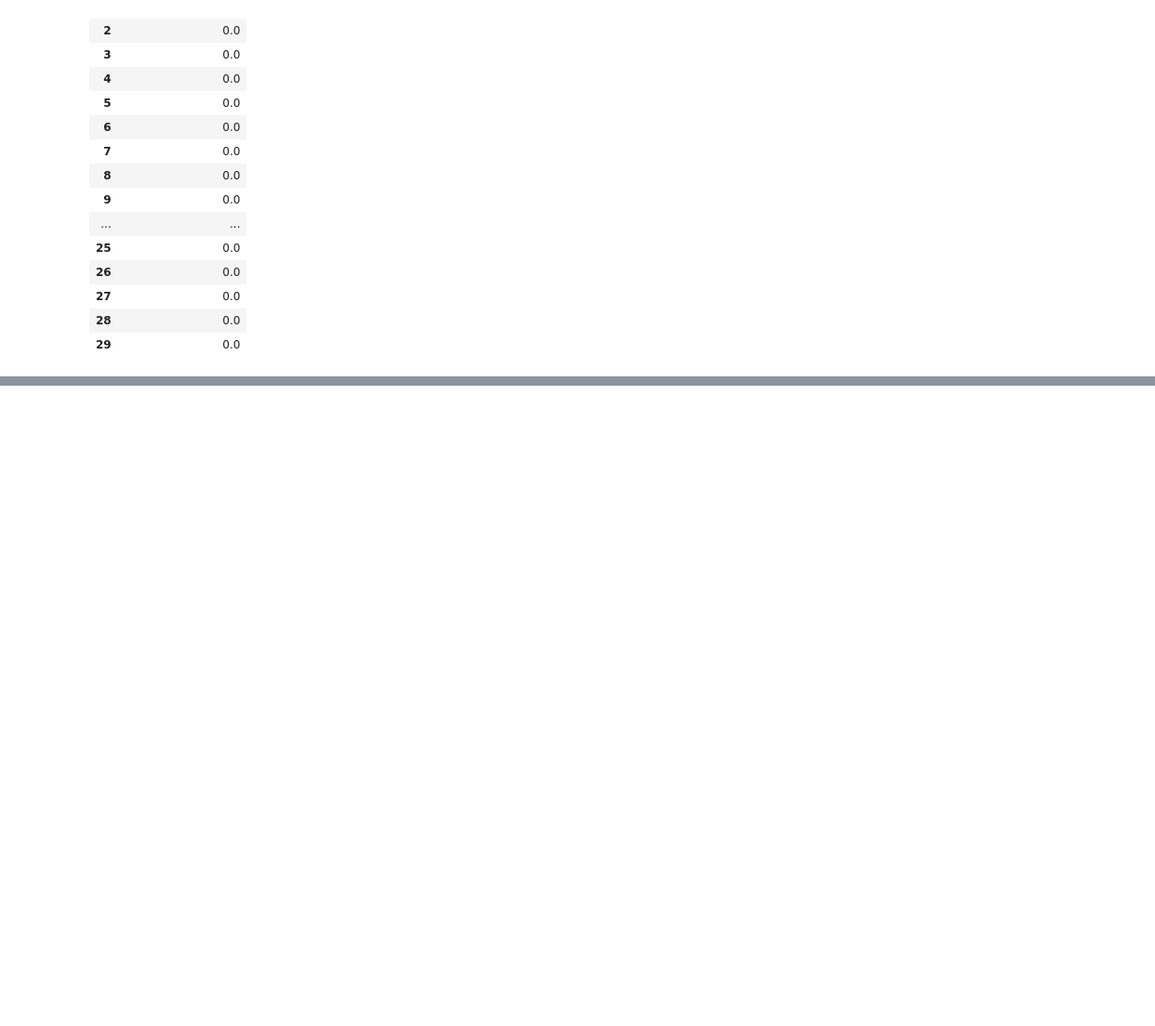
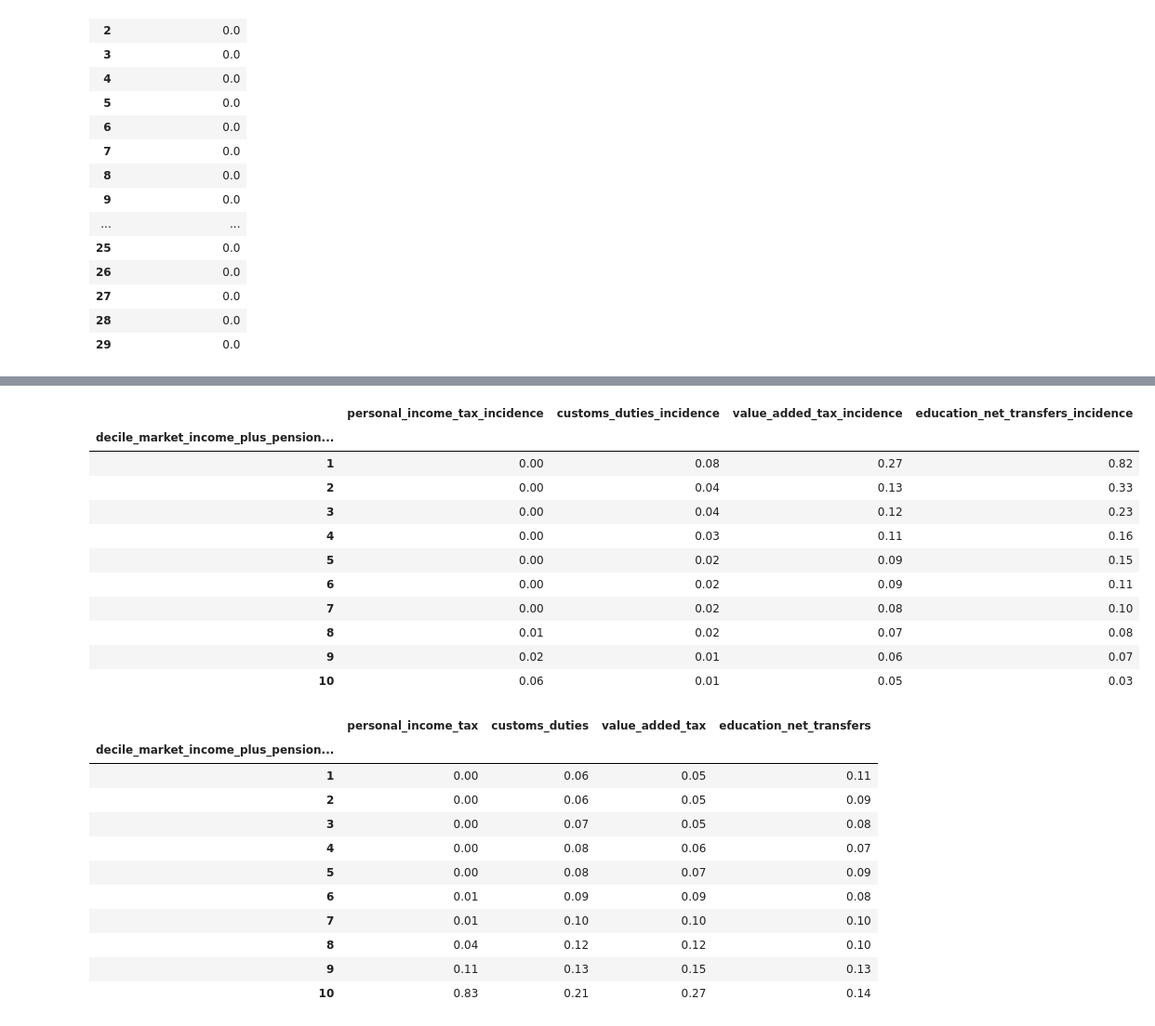
Before and after one commit to openfisca/openfisca-ceq, a Jupyter notebook: notebooks/example.ipynb, the cells around one changed output, grey strips where cells are left out. Shown at 93% size. Saved outputs shown, nothing was run; the diff lists cells and outputs as text; code cells hidden in the pictures; blank space fills up the shorter version.

```diff
--- a/notebooks/example.ipynb
+++ b/notebooks/example.ipynb
@@ -130,0 +142,32 @@ merged_dataframe
+# %%
+tax_variables = ['personal_income_tax', 'customs_duties', 'value_added_tax', 'education_net_transfers']
+# %%
+income_variable = 'market_income_plus_pensions'
+by_variable = 'decile_{}_per_capita'.format(income_variable)
+display(incidence_table(survey_scenario, income_variable, tax_variables, by_variable))
+display(concentration_share(survey_scenario, tax_variables, by_variable))
+# %% [output]
+|  | personal_income_tax_incidence | customs_duties_incidence | value_added_tax_incidence | education_net_transfers_incidence |
+| decile_market_income_plus_pension... |  |  |  |  |
+| 1 | 0.00 | 0.08 | 0.27 | 0.82 |
+| 2 | 0.00 | 0.04 | 0.13 | 0.33 |
+| 3 | 0.00 | 0.04 | 0.12 | 0.23 |
+| 4 | 0.00 | 0.03 | 0.11 | 0.16 |
+| 5 | 0.00 | 0.02 | 0.09 | 0.15 |
+| 6 | 0.00 | 0.02 | 0.09 | 0.11 |
+| 7 | 0.00 | 0.02 | 0.08 | 0.10 |
+| 8 | 0.01 | 0.02 | 0.07 | 0.08 |
+| 9 | 0.02 | 0.01 | 0.06 | 0.07 |
+| 10 | 0.06 | 0.01 | 0.05 | 0.03 |
+|  | personal_income_tax | customs_duties | value_added_tax | education_net_transfers |
+| decile_market_income_plus_pension... |  |  |  |  |
+| 1 | 0.00 | 0.06 | 0.05 | 0.11 |
+| 2 | 0.00 | 0.06 | 0.05 | 0.09 |
+| 3 | 0.00 | 0.07 | 0.05 | 0.08 |
+| 4 | 0.00 | 0.08 | 0.06 | 0.07 |
+| 5 | 0.00 | 0.08 | 0.07 | 0.09 |
+| 6 | 0.01 | 0.09 | 0.09 | 0.08 |
+| 7 | 0.01 | 0.10 | 0.10 | 0.10 |
+| 8 | 0.04 | 0.12 | 0.12 | 0.10 |
+| 9 | 0.11 | 0.13 | 0.15 | 0.13 |
+| 10 | 0.83 | 0.21 | 0.27 | 0.14 |
```
Also changed, not shown: parts of 5 cells of this notebook, 11 other files.
